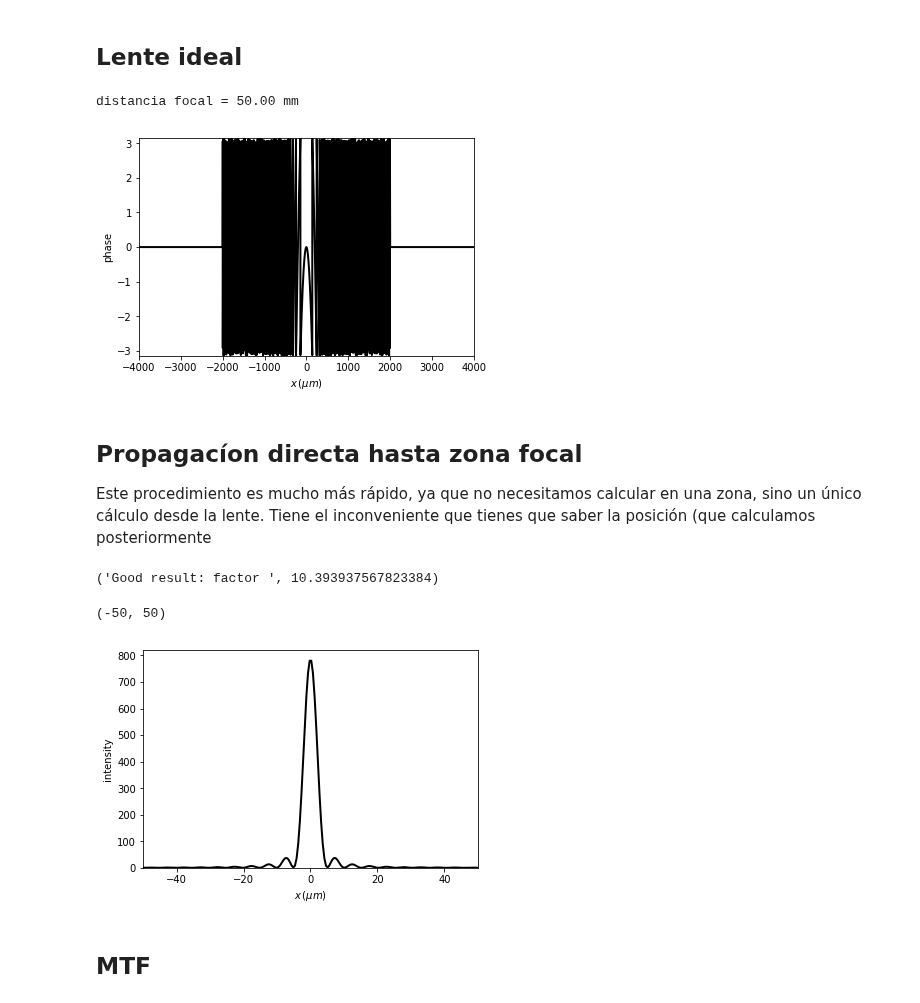
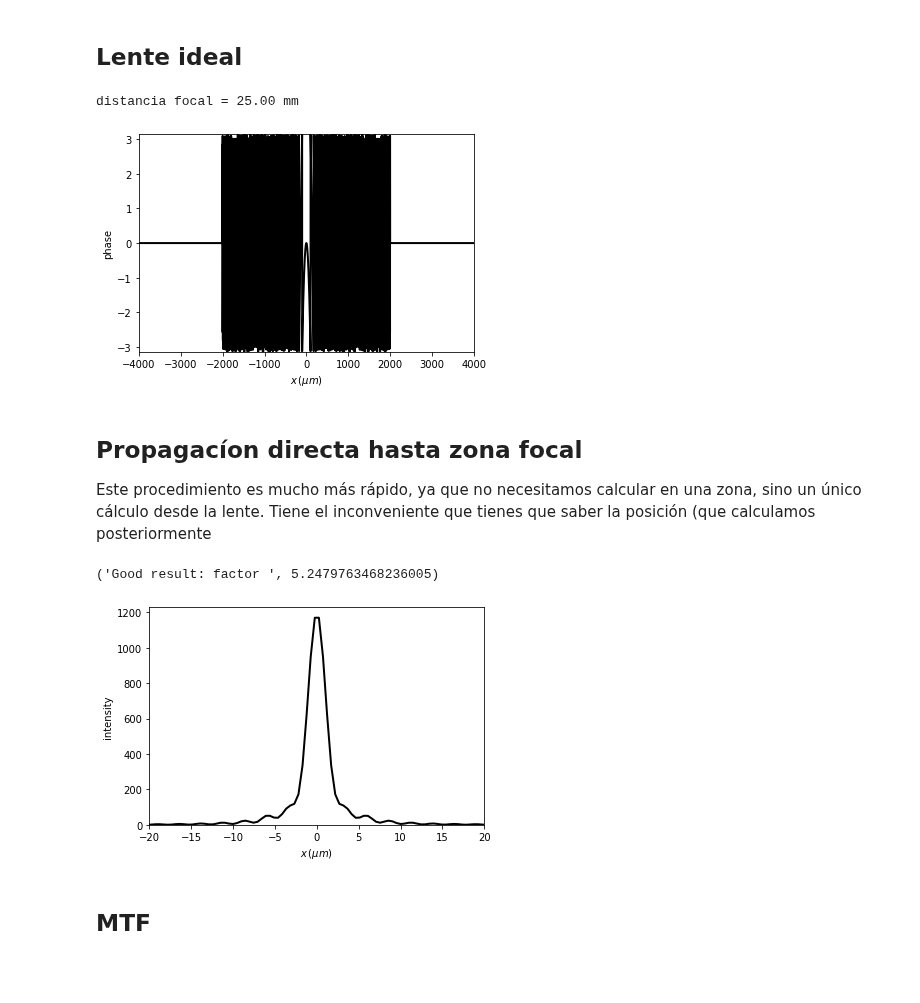
Before and after one commit to aocg-ucm/diffractio, a Jupyter notebook: docs/source/examples/to_process/ejemplo_MTF_lente_perfecta-con funciones en phyton_optics.ipynb, the cells around one changed output. Drawn from its saved outputs; the diff is of its cells as text; code cells hidden in the pictures; blank space fills up the shorter version.

```diff
--- a/docs/source/examples/to_process/ejemplo_MTF_lente_perfecta-con funciones en phyton_optics.ipynb
+++ b/docs/source/examples/to_process/ejemplo_MTF_lente_perfecta-con funciones en phyton_optics.ipynb
@@ -19,12 +14,12 @@ from diffractio.utils_optics import beam_width_1D, MTF_ideal, MTF_parameters
 # %%
 diameter_field = 8*mm
 wavelength=.405*um
-focal_lens=50*mm
+focal_lens=25*mm
 
 diameter_lens=4*mm
 rango_z=10*mm  #zona de observación cuando no voy directo al plano de la retina
 
-num_z=128
+num_z=256
 
 x0 = sp.linspace(-diameter_field/2, diameter_field/2, 1024*16)
 # %% [markdown]
@@ -41,22 +36,21 @@ lens=Scalar_mask_X(x0,wavelength)
 lens.lens(focal=focal_lens, radius=diameter_lens/2, x0=0)
 lens.draw(kind='phase')
 # %% [output]
-distancia focal = 50.00 mm
+distancia focal = 25.00 mm
-[figure, old version]
+[figure, new version]
 # %% [markdown]
 ## Propagacíon directa hasta zona focal
 Este procedimiento es mucho más rápido, ya que no necesitamos calcular en una zona, sino un único cálculo desde la lente. Tiene el inconveniente que tienes que saber la posición (que calculamos posteriormente
 # %%
 u2=f1*lens
 
 u_foc=u2.RS(n=1, z=focal_lens, new_field=True)
 u_foc.draw(kind='intensity')
 plt.ylim(bottom=0)
-plt.xlim(-50,50)
+plt.xlim(-20,20);
 # %% [output]
-('Good result: factor ', 10.393937567823384)
+('Good result: factor ', 5.2479763468236005)
-(-50, 50)
-[figure, old version]
+[figure, new version]
 # %% [markdown]
 ## MTF
 # %%
```
Also changed, not shown: parts of 12 cells of this notebook, 7 other files.
